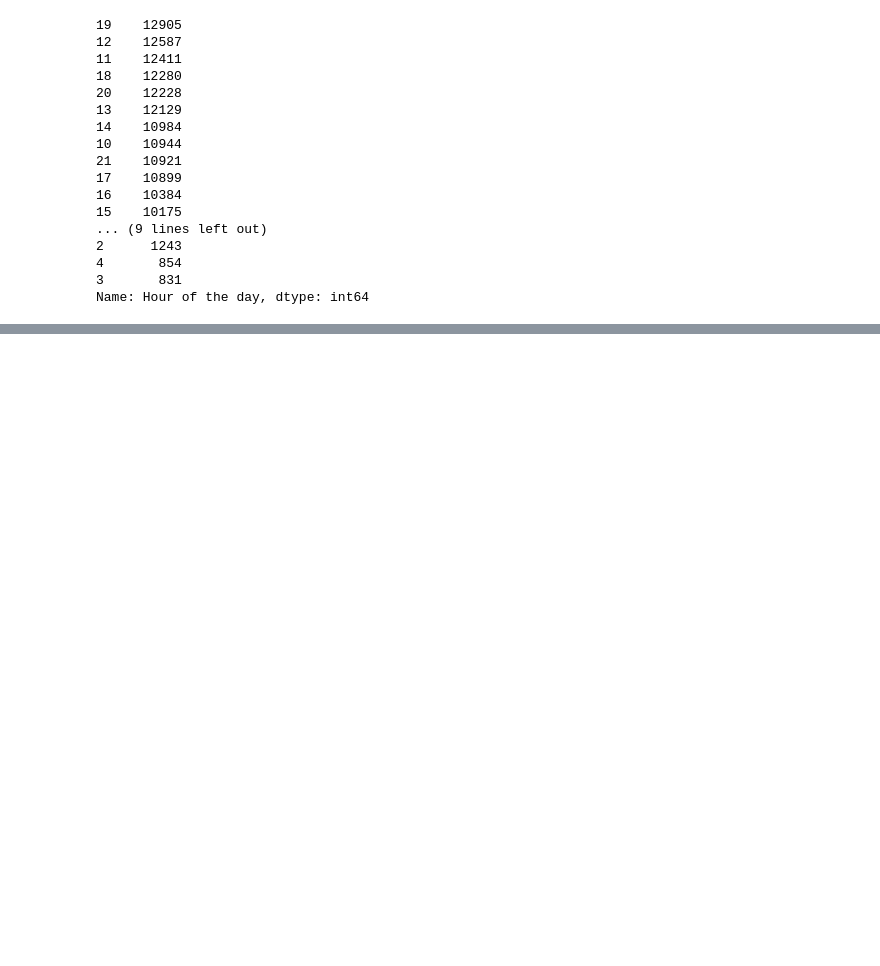
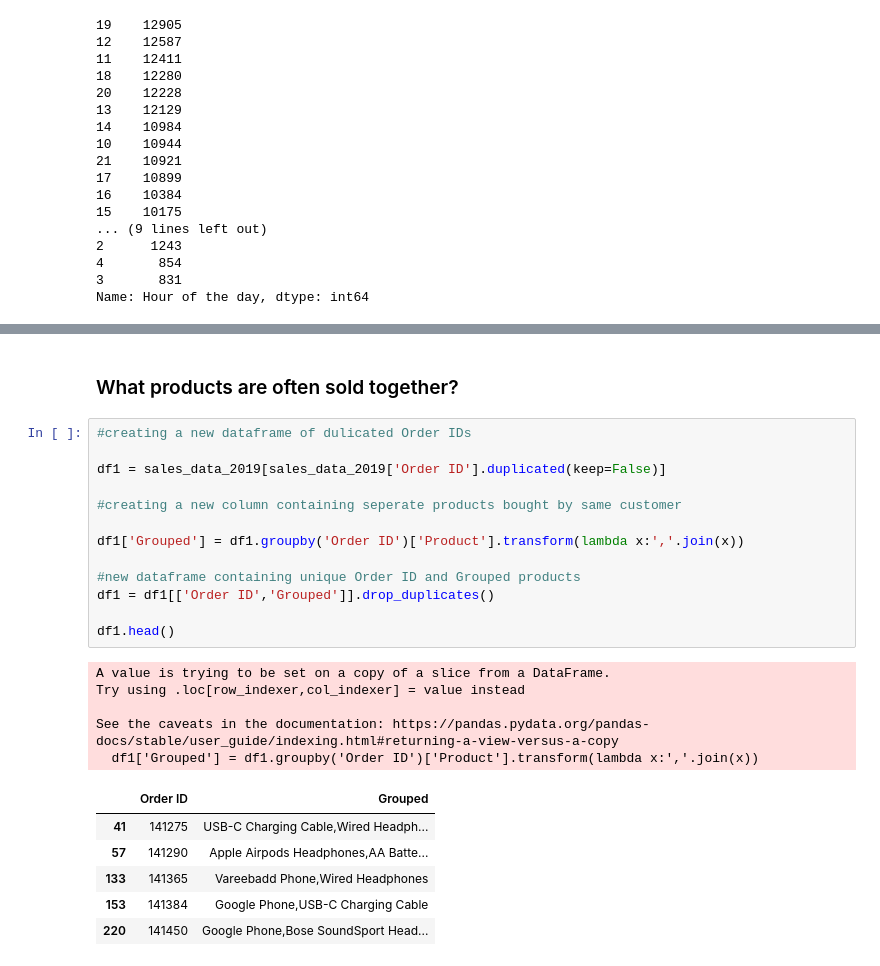
Before and after one commit to dagash007/Sales-Analysis-Using-Python-Pandas-and-Matplotlib, a Jupyter notebook: Sales Analysis.ipynb, the cells around one changed output, grey strips where cells are left out. Saved outputs shown, nothing was run; the diff lists cells and outputs as text; blank space fills up the shorter version.

```diff
--- a/Sales Analysis.ipynb
+++ b/Sales Analysis.ipynb
@@ -396,0 +397,27 @@ plt.grid(True)
+# %% [markdown]
+### What products are often sold together?
+# %%
+#creating a new dataframe of dulicated Order IDs
+
+df1 = sales_data_2019[sales_data_2019['Order ID'].duplicated(keep=False)]
+
+#creating a new column containing seperate products bought by same customer
+
+df1['Grouped'] = df1.groupby('Order ID')['Product'].transform(lambda x:','.join(x))
+
+#new dataframe containing unique Order ID and Grouped products
+df1 = df1[['Order ID','Grouped']].drop_duplicates()
+
+df1.head()
+# %% [output]
+A value is trying to be set on a copy of a slice from a DataFrame.
+Try using .loc[row_indexer,col_indexer] = value instead
+
+See the caveats in the documentation: https://pandas.pydata.org/pandas-docs/stable/user_guide/indexing.html#returning-a-view-versus-a-copy
+  df1['Grouped'] = df1.groupby('Order ID')['Product'].transform(lambda x:','.join(x))
+|  | Order ID | Grouped |
+| 41 | 141275 | USB-C Charging Cable,Wired Headph... |
+| 57 | 141290 | Apple Airpods Headphones,AA Batte... |
+| 133 | 141365 | Vareebadd Phone,Wired Headphones |
+| 153 | 141384 | Google Phone,USB-C Charging Cable |
+| 220 | 141450 | Google Phone,Bose SoundSport Head... |
```
Also changed, not shown: parts of 2 cells of this notebook.
